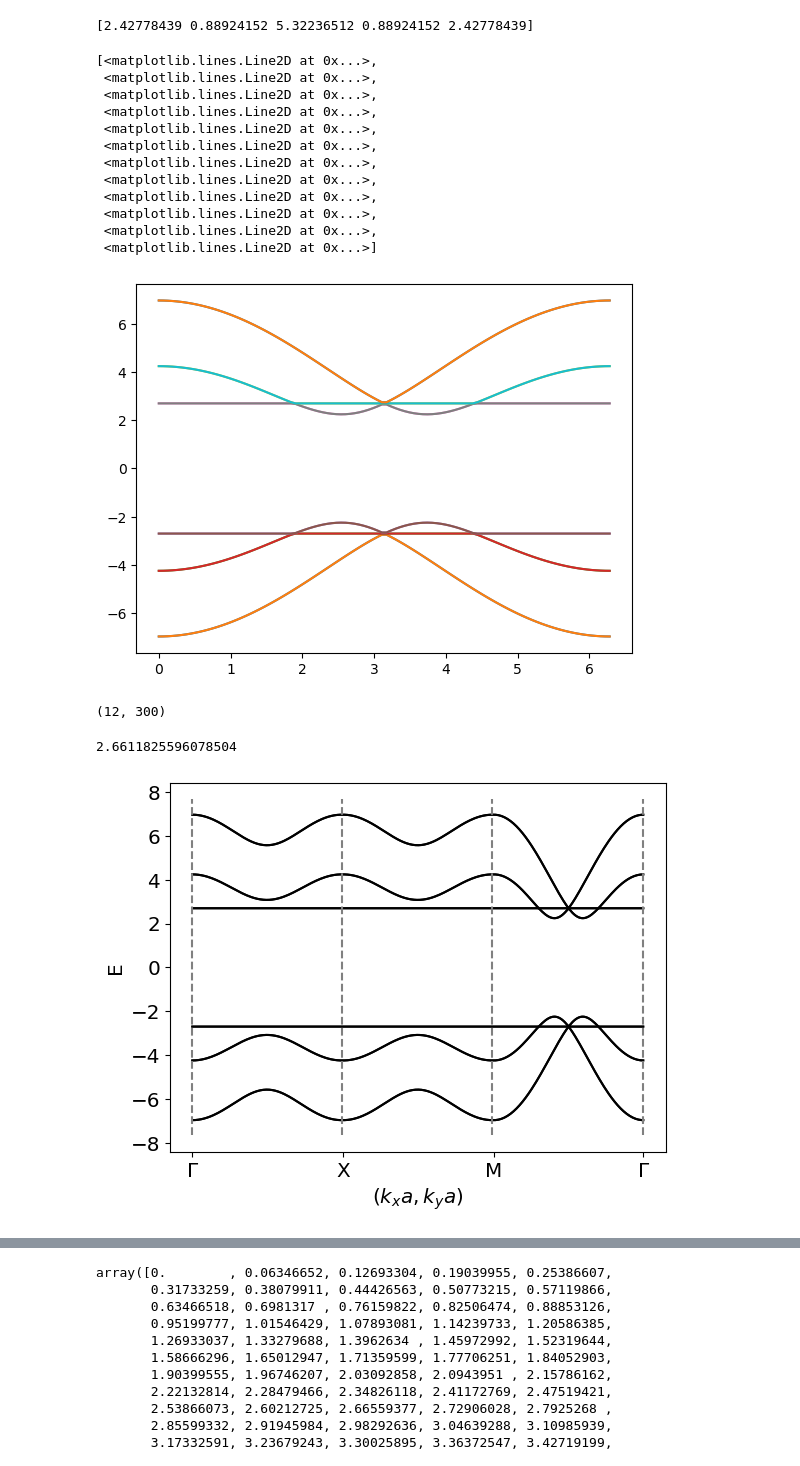
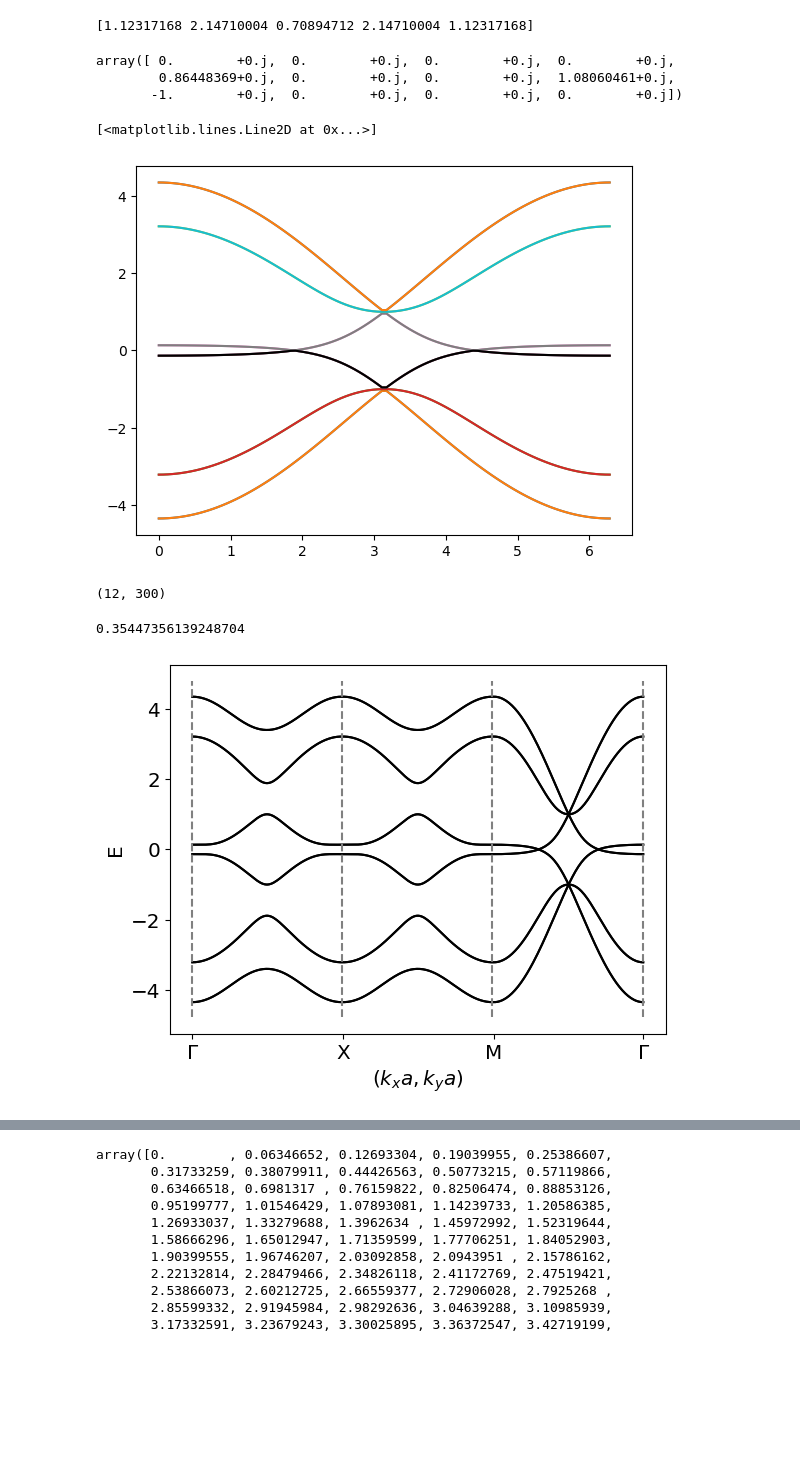
Before and after one commit to alicecarroll/Lieb-Lattice, a Jupyter notebook: calc3.ipynb, the cells around one changed output, grey strips where cells are left out. Drawn from its saved outputs; the diff is of its cells as text; code cells hidden in the pictures; blank space fills up the shorter version.

```diff
--- a/calc3.ipynb
+++ b/calc3.ipynb
@@ -2,37 +2,33 @@
 from importlib import reload
 import scModel
 reload(scModel)
-myModel = scModel.Model(Del0=0.0, Deld=0, Dels=1.5, mu=2.7, t=1)
+myModel = scModel.Model(Del0=0, Deld=0.8, Dels=0, mu=1, t=1, inhomp=True, inhomi=False)
 
 H = myModel.HBdG()
 # %%
 G = myModel.simple_stats()
 print(G['avgap'])
+H(1, 2)[8]
 # %% [output]
-[2.42778439 0.88924152 5.32236512 0.88924152 2.42778439]
+[1.12317168 2.14710004 0.70894712 2.14710004 1.12317168]
+array([ 0.        +0.j,  0.        +0.j,  0.        +0.j,  0.        +0.j,
+        0.86448369+0.j,  0.        +0.j,  0.        +0.j,  1.08060461+0.j,
+       -1.        +0.j,  0.        +0.j,  0.        +0.j,  0.        +0.j])
 # %%
 # Calculating energies along
 import numpy as np
 import matplotlib.pyplot as plt
 
 k = np.linspace(0, 2*np.pi, 100)
 
 energies = np.array([np.linalg.eigvalsh(H(k_i, k_i)) for k_i in k])
+energies2 = myModel.solvHam(k, k)
+
 plt.plot(k, energies)
+plt.plot(k, energies2[5], color='black')
 # %% [output]
-[<matplotlib.lines.Line2D at 0x...>,
- <matplotlib.lines.Line2D at 0x...>,
- <matplotlib.lines.Line2D at 0x...>,
- <matplotlib.lines.Line2D at 0x...>,
- <matplotlib.lines.Line2D at 0x...>,
- <matplotlib.lines.Line2D at 0x...>,
- <matplotlib.lines.Line2D at 0x...>,
- <matplotlib.lines.Line2D at 0x...>,
- <matplotlib.lines.Line2D at 0x...>,
- <matplotlib.lines.Line2D at 0x...>,
- <matplotlib.lines.Line2D at 0x...>,
- <matplotlib.lines.Line2D at 0x...>]
+[<matplotlib.lines.Line2D at 0x...>]
-[figure, old version]
+[figure, new version]
 # %%
 k = np.linspace(0, 2*np.pi, 100)
 
@@ -55,7 +51,7 @@ emax = emax+0.1*emax
 G = myModel.simple_stats()
 print(G['av'][6])
 # %% [output]
-2.6611825596078504
+0.35447356139248704
 # %%
 plt.xlabel("$(k_x a,k_y a)$", size='x-large')
 plt.ylabel("E", size='x-large')
@@ -73,7 +69,7 @@ plt.vlines([0, 99, 199, 299], [-emax, -emax, -emax, -emax], [emax, emax, emax, e
 plt.savefig("Pictures/ESCpath.png")
 plt.show()
 # %% [output]
-[figure, old version]
+[figure, new version]
 # %%
 H(1, 0)[11]
 # %% [output]
```
Also changed, not shown: parts of 6 cells of this notebook, 7 other files.
